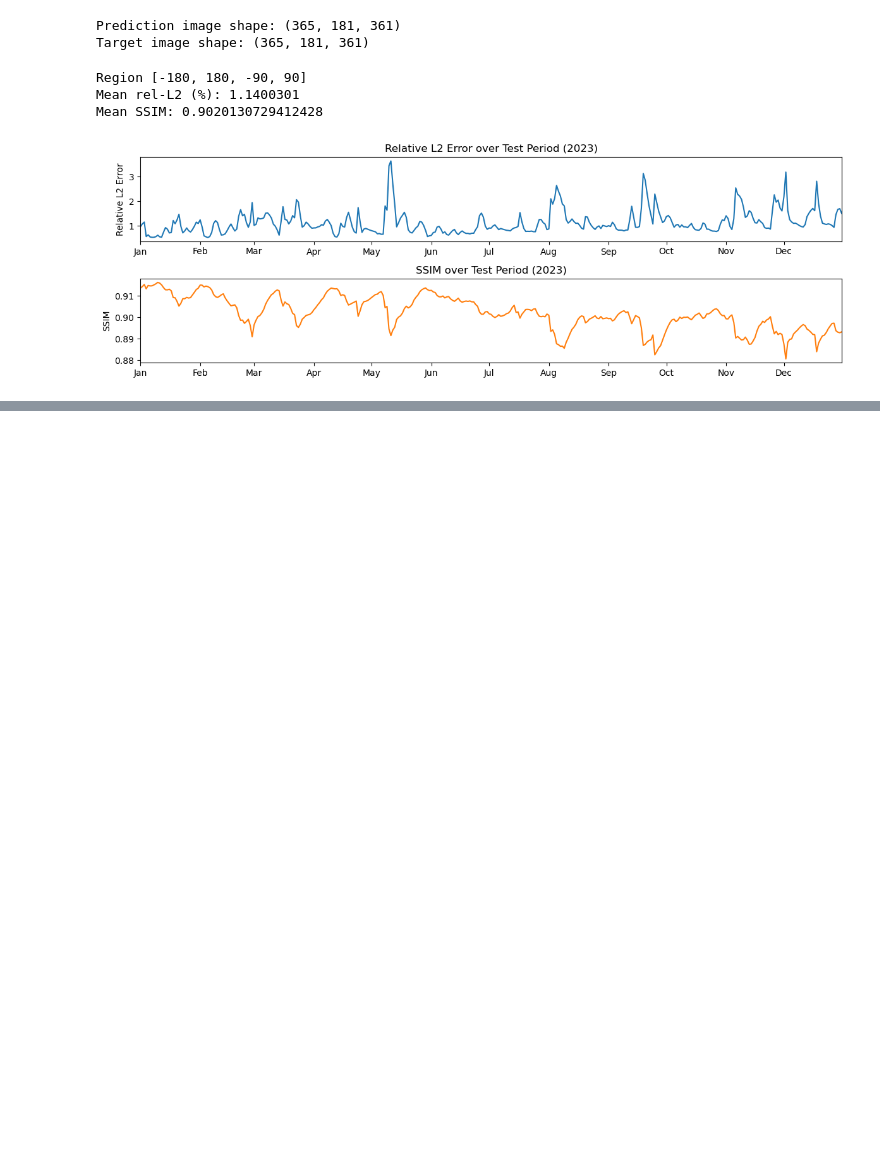
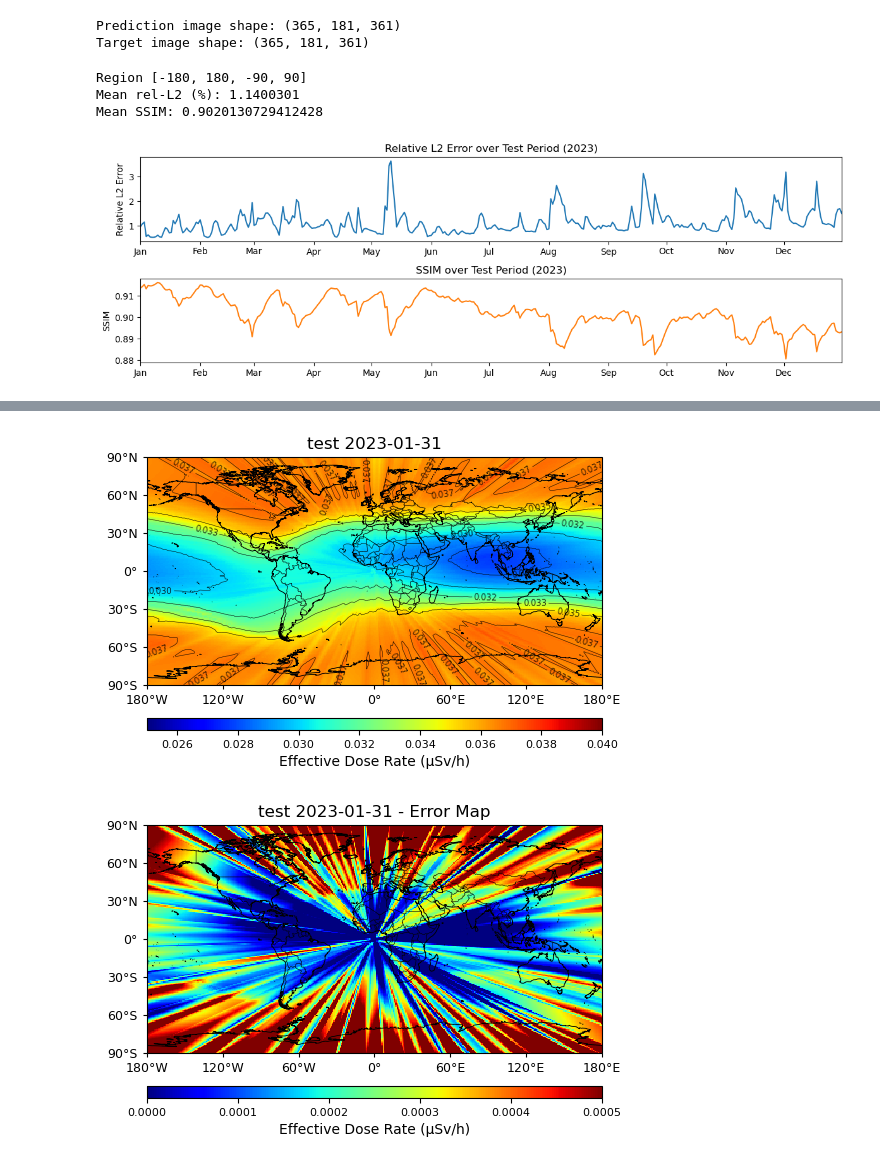
Before and after one commit to kkazuma19/CosmicRays-Operator, a Jupyter notebook: analysis/forecasting/notebook.ipynb, the cells around one changed output, grey strips where cells are left out. Cells and saved outputs as stored; diff of their text form; code cells hidden in the pictures; blank space fills up the shorter version.

```diff
--- a/analysis/forecasting/notebook.ipynb
+++ b/analysis/forecasting/notebook.ipynb
@@ -210,0 +222,34 @@ plt.show()
+# %%
+# convert index to date
+d_id = 30
+date = dates[d_id].date()
+
+
+plot_field_region(
+    lon_grid, lat_grid, pred_img, i=d_id,
+    title=f"test {date}",
+    units_label="Effective Dose Rate (µSv/h)",
+    region_extent=[-180, 180, -90, 90],
+    vmin=0.025, vmax=0.040,
+    tick_step=(60, 30),
+    add_contour=True, contour_levels=np.linspace(0.025, 0.040, 10),
+    mark_equator_meridian=False,
+    cmap= 'jet',
+    #savepath='analysis/zero-shot/prediction_025deg_global.png'
+)
+
+plot_field_region(
+    lon_grid, lat_grid, (targ_img - pred_img), i=d_id,
+    title=f"test {date} - Error Map",
+    units_label="Effective Dose Rate (µSv/h)",
+    region_extent=[-180, 180, -90, 90],
+    vmin=0.0, vmax=5E-4,
+    tick_step=(60, 30),
+    #add_contour=True, contour_levels=np.linspace(0.025, 0.040, 5),
+    mark_equator_meridian=False,
+    cmap= 'jet',
+    #savepath='analysis/zero-shot/prediction_025deg_global.png'
+)
+# %% [output]
+[figure, added]
+[figure, added]
```
Also changed, not shown: parts of 2 cells of this notebook.
